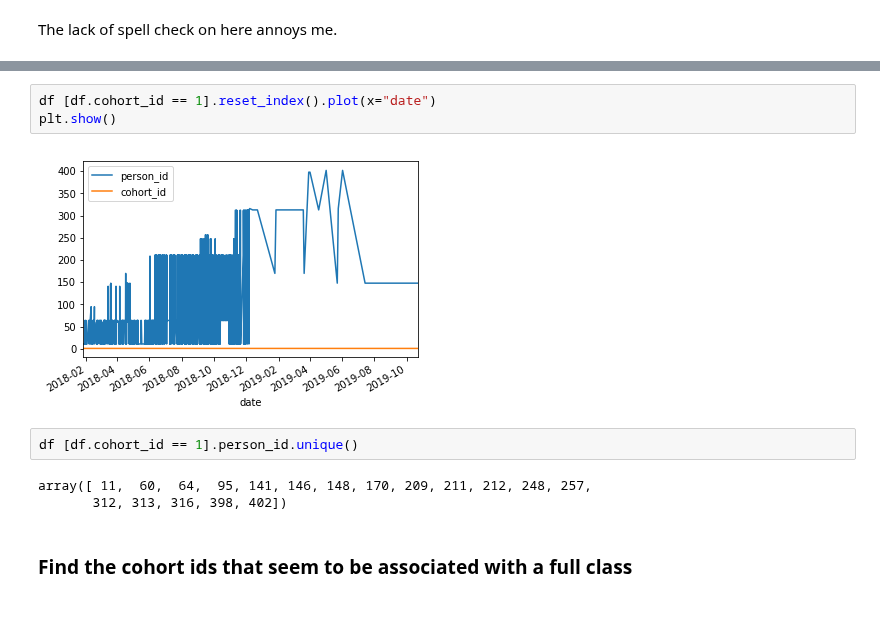
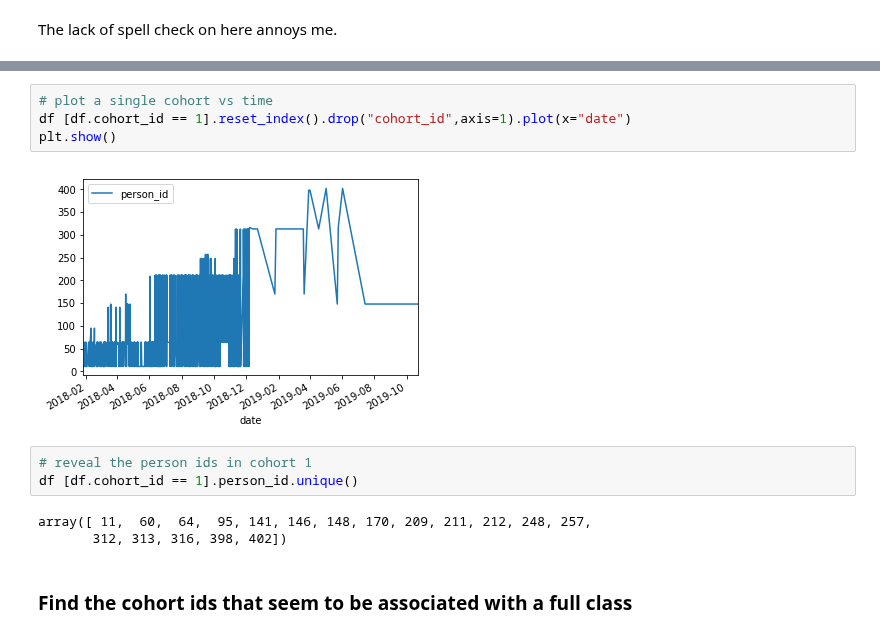
Before and after one commit to misty-garcia/ds-methodologies-exercises, a Jupyter notebook: anomaly_detection/time_series_anomaly_detection.ipynb, the cells around one changed output, grey strips where cells are left out. Cells and saved outputs as stored; diff of their text form.

```diff
--- a/anomaly_detection/time_series_anomaly_detection.ipynb
+++ b/anomaly_detection/time_series_anomaly_detection.ipynb
@@ -500,9 +498,11 @@ df
 # %%
-df [df.cohort_id == 1].reset_index().plot(x="date")
+# plot a single cohort vs time
+df [df.cohort_id == 1].reset_index().drop("cohort_id",axis=1).plot(x="date")
 plt.show()
 # %% [output]
-[figure, old version]
+[figure, new version]
 # %%
+# reveal the person ids in cohort 1
 df [df.cohort_id == 1].person_id.unique()
 # %% [output]
 array([ 11,  60,  64,  95, 141, 146, 148, 170, 209, 211, 212, 248, 257,
```
Also changed, not shown: parts of 29 cells of this notebook.
